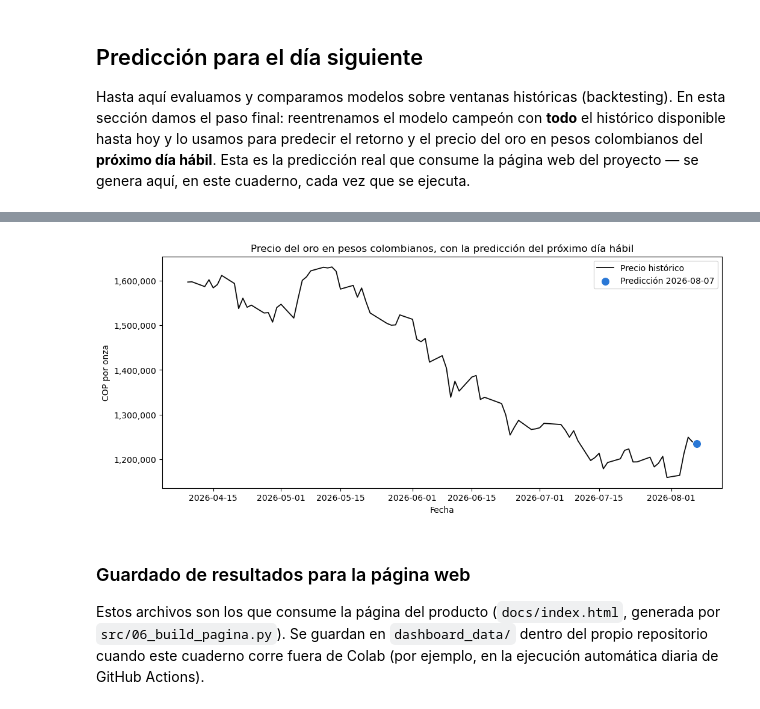
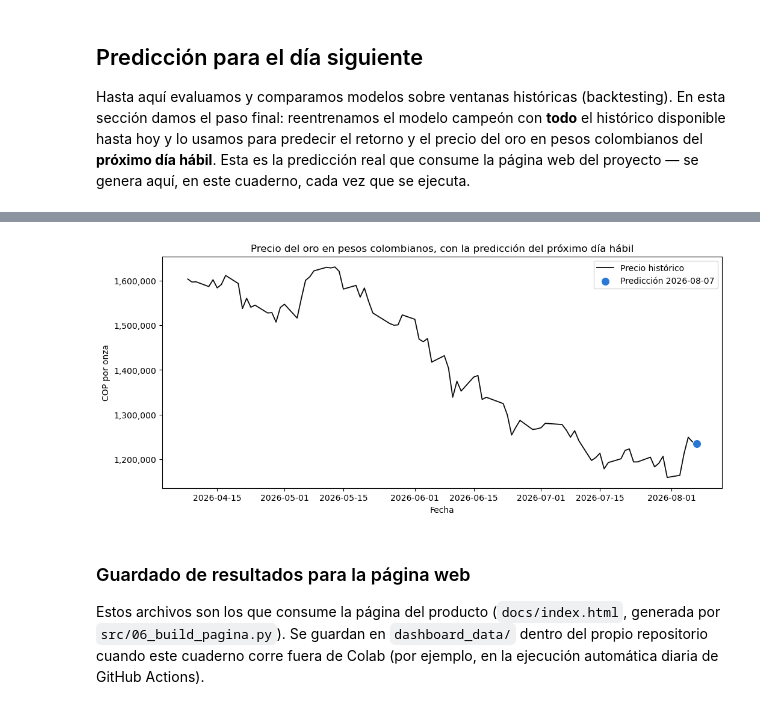
Before and after one commit to michaelsteven1299/proyecto_michael-, a Jupyter notebook: src/04_modelo.ipynb, the cells around one changed output, grey strips where cells are left out. Saved outputs shown, nothing was run; the diff lists cells and outputs as text; code cells hidden in the pictures.

```diff
--- a/src/04_modelo.ipynb
+++ b/src/04_modelo.ipynb
@@ -520,17 +520,19 @@ Precio predicho para 2026-08-07: 1,235,853 COP por onza
 # %%
 fig, ax = plt.subplots(figsize=(12, 5))
-tramo = df_ext['oro_cop'].iloc[:-1].last("120D")
+cutoff = df_ext.index[-2] - pd.Timedelta(days=120)
+tramo = df_ext['oro_cop'].iloc[:-1]
+tramo = tramo[tramo.index >= cutoff]
 ax.plot(tramo.index, tramo.values, color=COLOR_REAL, linewidth=1.3, label='Precio histórico')
 ax.scatter([proximo_dia], [precio_predicho_manana], color=COLOR_PRINCIPAL, s=70, zorder=5,
            label=f'Predicción {proximo_dia.date()}')
 ax.set_title('Precio del oro en pesos colombianos, con la predicción del próximo día hábil')
 ax.set_ylabel('COP por onza')
 ax.set_xlabel('Fecha')
 ax.yaxis.set_major_formatter(fmt_cop)
 ax.legend()
 plt.show()
 # %% [output]
-[figure, old version]
+[figure, new version]
 # %% [markdown]
 ### Guardado de resultados para la página web
 
```
Also changed, not shown: parts of 3 cells of this notebook, 7 other files.
